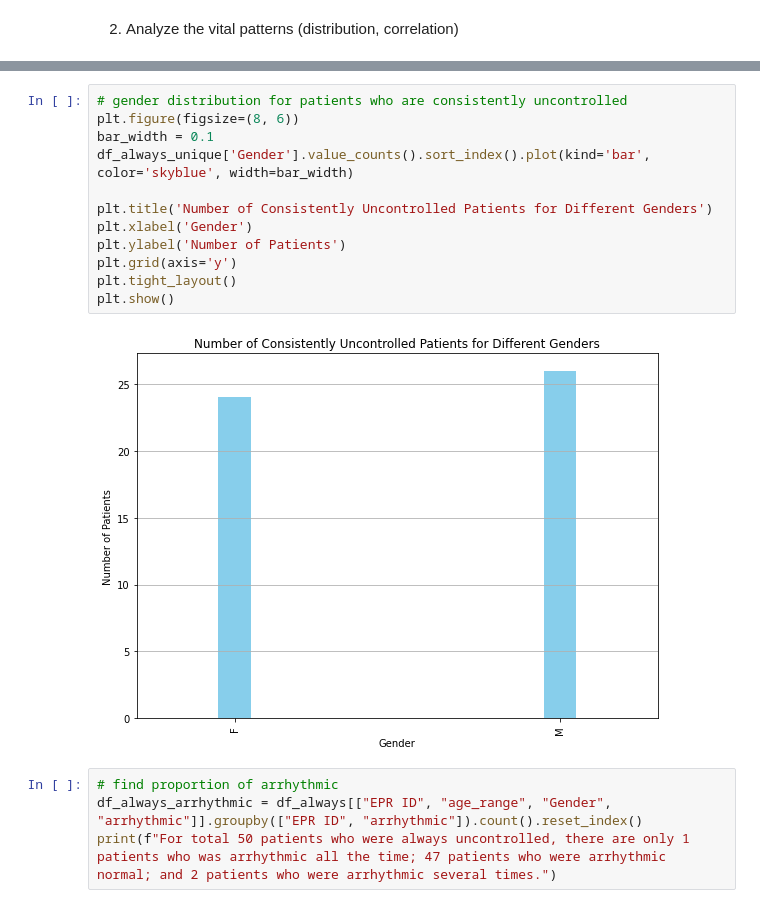
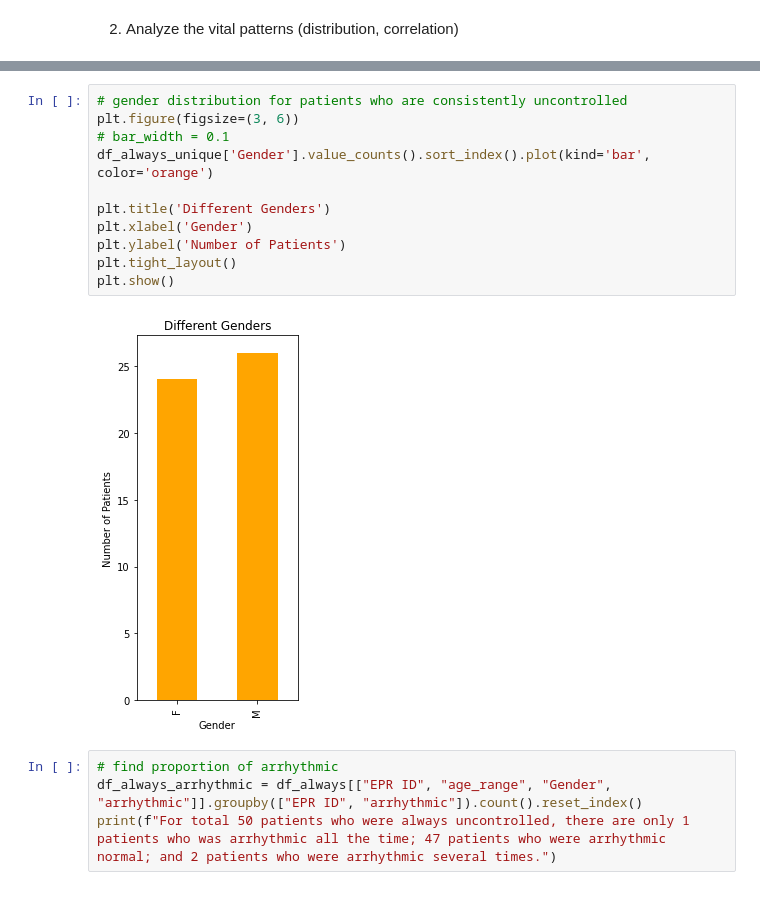
Before and after one commit to ruixuanzheng/iHealthChallenge, a Jupyter notebook: solution.ipynb, the cells around one changed output, grey strips where cells are left out. Saved outputs shown, nothing was run; the diff lists cells and outputs as text.

Commit message:
[feat] add plots and modify wordings

```diff
--- a/solution.ipynb
+++ b/solution.ipynb
@@ -430,17 +469,16 @@ plt.show()
 # %%
 # gender distribution for patients who are consistently uncontrolled
-plt.figure(figsize=(8, 6))
-bar_width = 0.1
-df_always_unique['Gender'].value_counts().sort_index().plot(kind='bar', color='skyblue', width=bar_width)
+plt.figure(figsize=(3, 6))
+# bar_width = 0.1
+df_always_unique['Gender'].value_counts().sort_index().plot(kind='bar', color='orange')
 
-plt.title('Number of Consistently Uncontrolled Patients for Different Genders')
+plt.title('Different Genders')
 plt.xlabel('Gender')
 plt.ylabel('Number of Patients')
-plt.grid(axis='y')
 plt.tight_layout()
 plt.show()
 # %% [output]
-[figure, old version]
+[figure, new version]
 # %%
 # find proportion of arrhythmic
 df_always_arrhythmic = df_always[["EPR ID", "age_range", "Gender", "arrhythmic"]].groupby(["EPR ID", "arrhythmic"]).count().reset_index()
```
Also changed, not shown: parts of 7 cells of this notebook.
